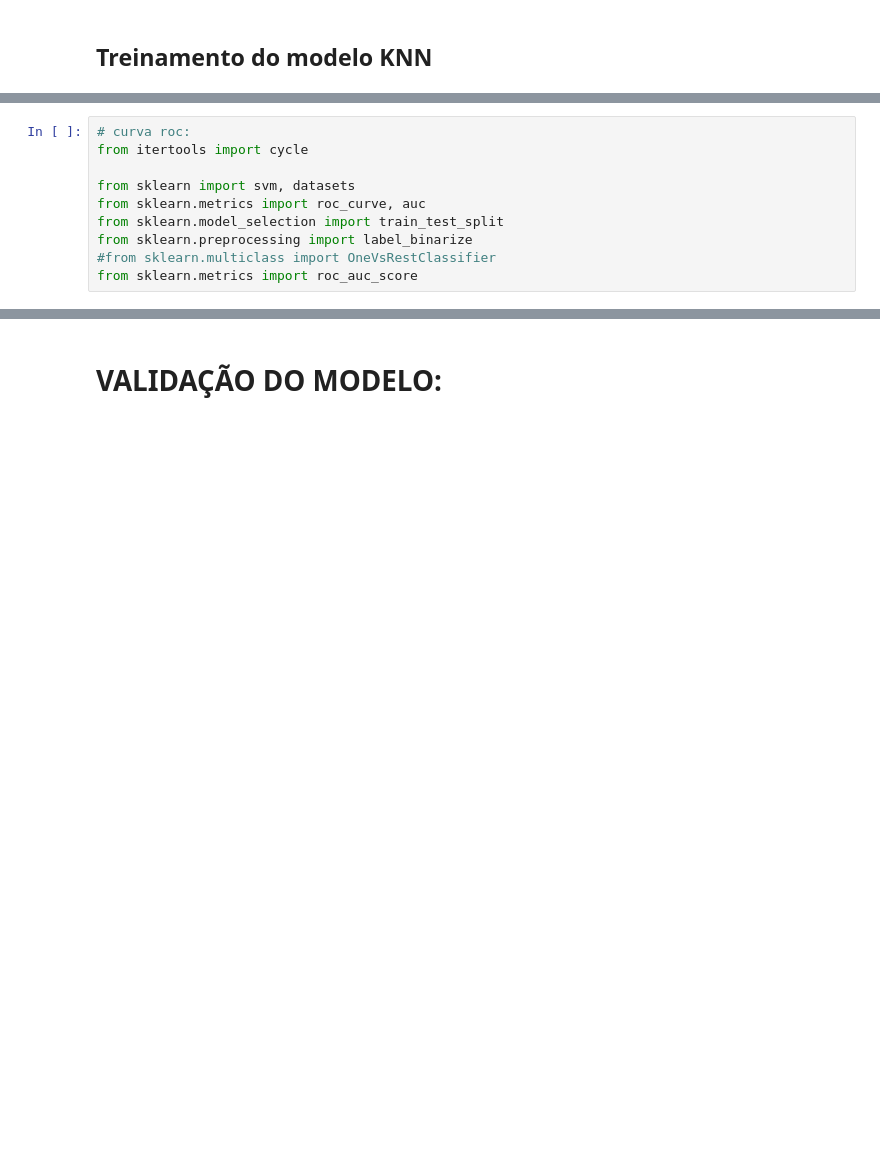
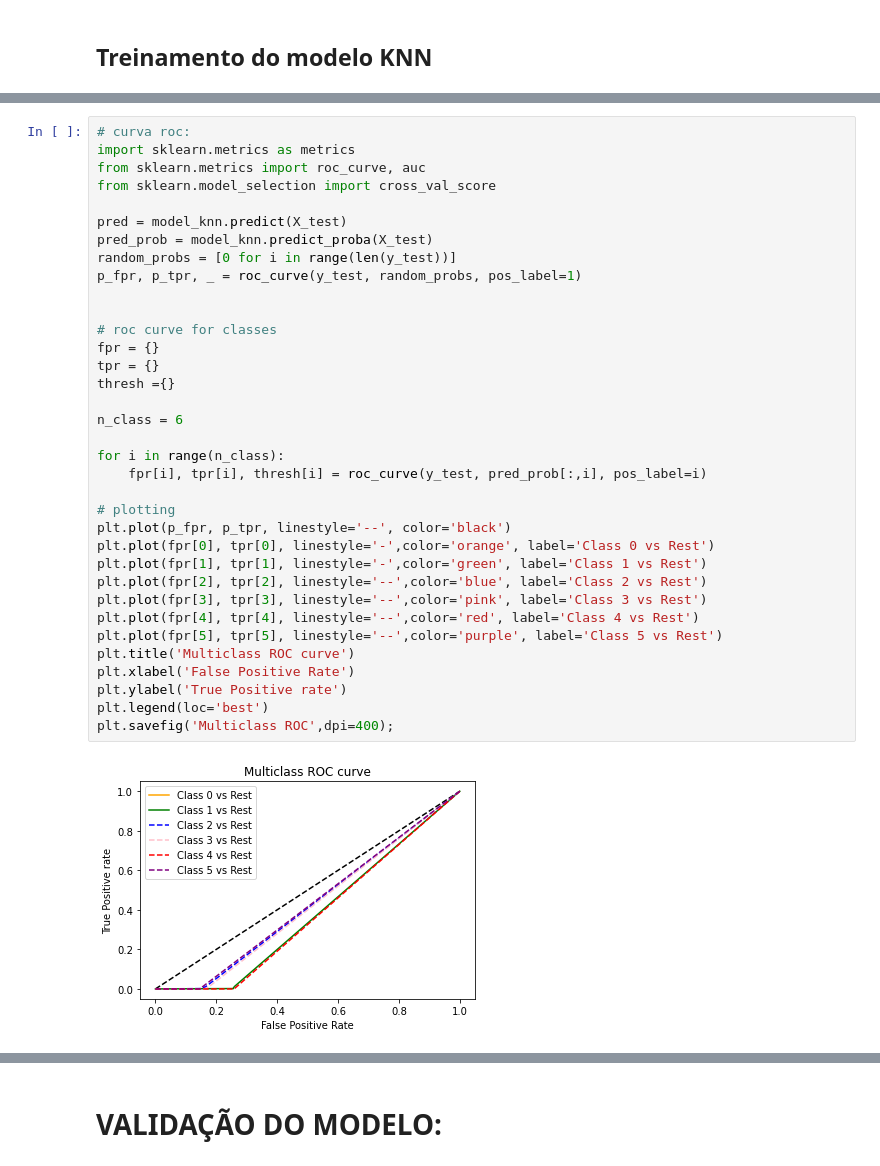
Before and after one commit to eliaquim10/gas_drift, a Jupyter notebook: analise_KNN.ipynb, the cells around one changed output, grey strips where cells are left out. Saved outputs shown, nothing was run; the diff lists cells and outputs as text; blank space fills up the shorter version.

```diff
--- a/analise_KNN.ipynb
+++ b/analise_KNN.ipynb
@@ -63,10 +64,37 @@ plot_confusion_matrix(model_knn, X_test, y_test)
-# %%
-# curva roc:
-from itertools import cycle
-
-from sklearn import svm, datasets
-from sklearn.metrics import roc_curve, auc
-from sklearn.model_selection import train_test_split
-from sklearn.preprocessing import label_binarize
-#from sklearn.multiclass import OneVsRestClassifier
-from sklearn.metrics import roc_auc_score
+# %%
+# curva roc:
+import sklearn.metrics as metrics
+from sklearn.metrics import roc_curve, auc
+from sklearn.model_selection import cross_val_score
+
+pred = model_knn.predict(X_test)
+pred_prob = model_knn.predict_proba(X_test)
+random_probs = [0 for i in range(len(y_test))]
+p_fpr, p_tpr, _ = roc_curve(y_test, random_probs, pos_label=1)
+
+
+# roc curve for classes
+fpr = {}
+tpr = {}
+thresh ={}
+
+n_class = 6
+
+for i in range(n_class):
+    fpr[i], tpr[i], thresh[i] = roc_curve(y_test, pred_prob[:,i], pos_label=i)
+
+# plotting
+plt.plot(p_fpr, p_tpr, linestyle='--', color='black')
+plt.plot(fpr[0], tpr[0], linestyle='-',color='orange', label='Class 0 vs Rest')
+plt.plot(fpr[1], tpr[1], linestyle='-',color='green', label='Class 1 vs Rest')
+plt.plot(fpr[2], tpr[2], linestyle='--',color='blue', label='Class 2 vs Rest')
+plt.plot(fpr[3], tpr[3], linestyle='--',color='pink', label='Class 3 vs Rest')
+plt.plot(fpr[4], tpr[4], linestyle='--',color='red', label='Class 4 vs Rest')
+plt.plot(fpr[5], tpr[5], linestyle='--',color='purple', label='Class 5 vs Rest')
+plt.title('Multiclass ROC curve')
+plt.xlabel('False Positive Rate')
+plt.ylabel('True Positive rate')
+plt.legend(loc='best')
+plt.savefig('Multiclass ROC',dpi=400);
+# %% [output]
+[figure, added]
```
Also changed, not shown: parts of 13 cells of this notebook, 5 other files.
